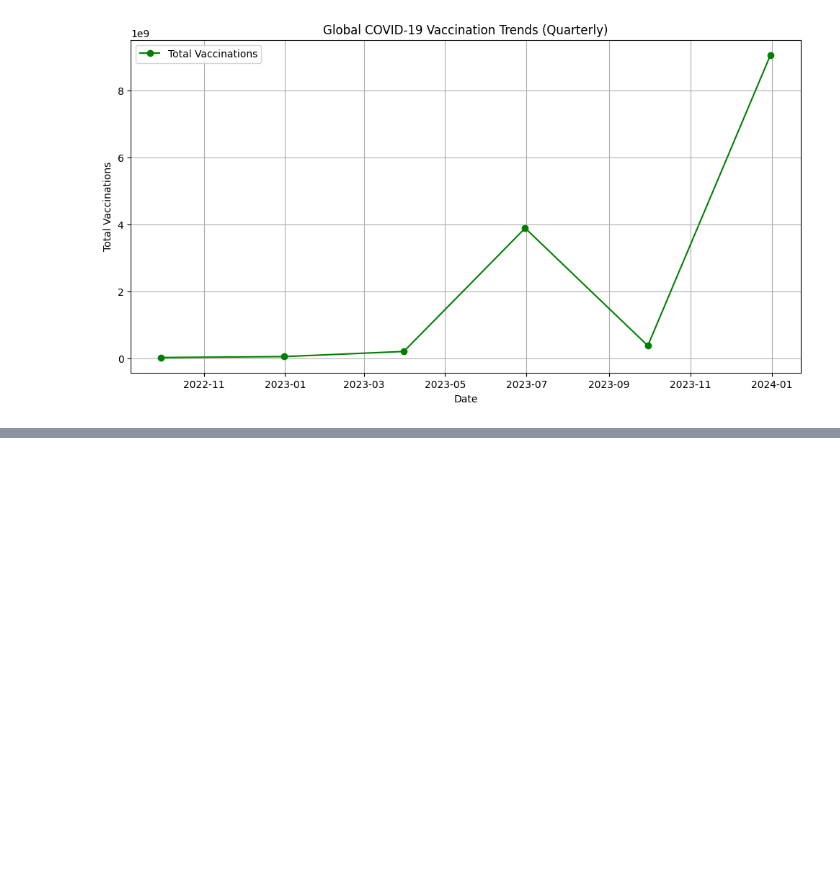
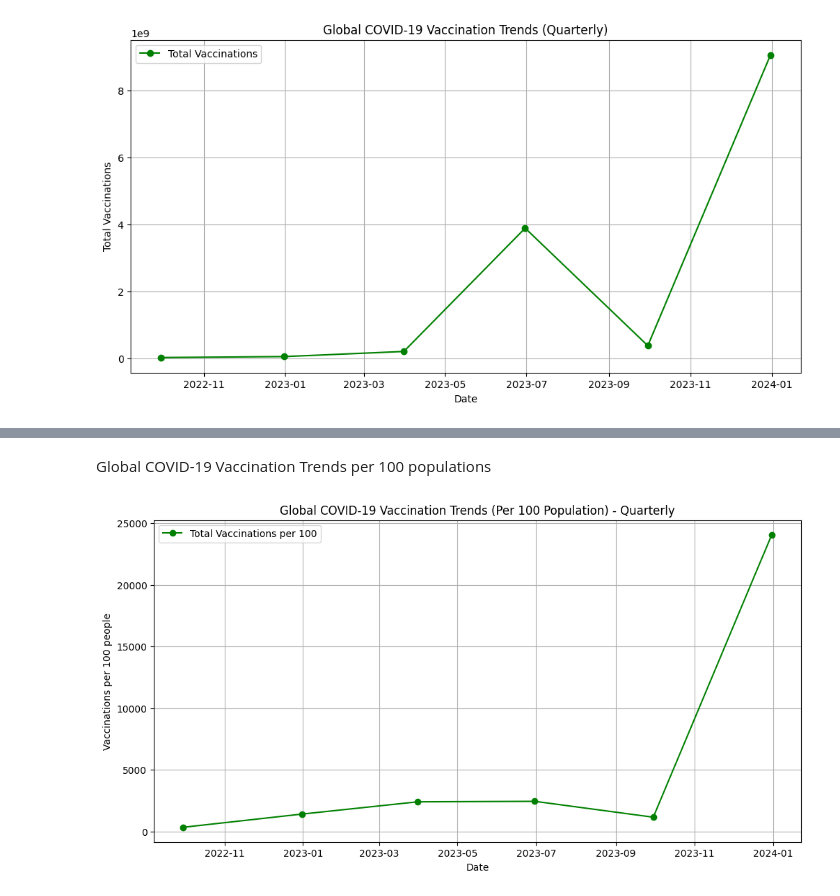
Before and after one commit to Srayoshi-Mirza/Analyzing-COVID-19-Vaccination-Trends-Updated-Quarterly-, a Jupyter notebook: Analyzing COVID-19 Vaccination Trends (Updated Quarterly).ipynb, the cells around one changed output, grey strips where cells are left out. Drawn from its saved outputs; the diff is of its cells as text; code cells hidden in the pictures; blank space fills up the shorter version.

```diff
--- a/Analyzing COVID-19 Vaccination Trends (Updated Quarterly).ipynb
+++ b/Analyzing COVID-19 Vaccination Trends (Updated Quarterly).ipynb
@@ -106,0 +122,18 @@ plt.show()
+# %% [markdown]
+Global COVID-19 Vaccination Trends per 100 populations
+# %%
+# Recalculate quarterly data
+quarterly_data = df.resample('QE').sum(numeric_only=True).reset_index()
+
+# Plotting per 100 metrics
+plt.figure(figsize=(12,6))
+plt.plot(quarterly_data['DATE_UPDATED'], quarterly_data['TOTAL_VACCINATIONS_PER100'],
+         label='Total Vaccinations per 100', color='green', marker='o')
+plt.xlabel('Date')
+plt.ylabel('Vaccinations per 100 people')
+plt.title('Global COVID-19 Vaccination Trends (Per 100 Population) - Quarterly')
+plt.legend()
+plt.grid()
+plt.show()
+# %% [output]
+[figure, added]
```
Also changed, not shown: parts of 7 cells of this notebook.
